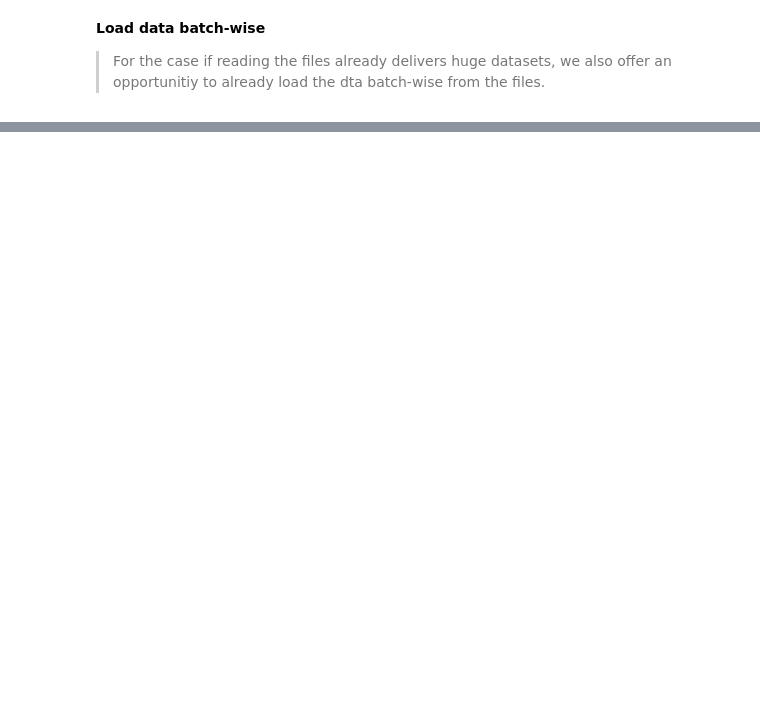
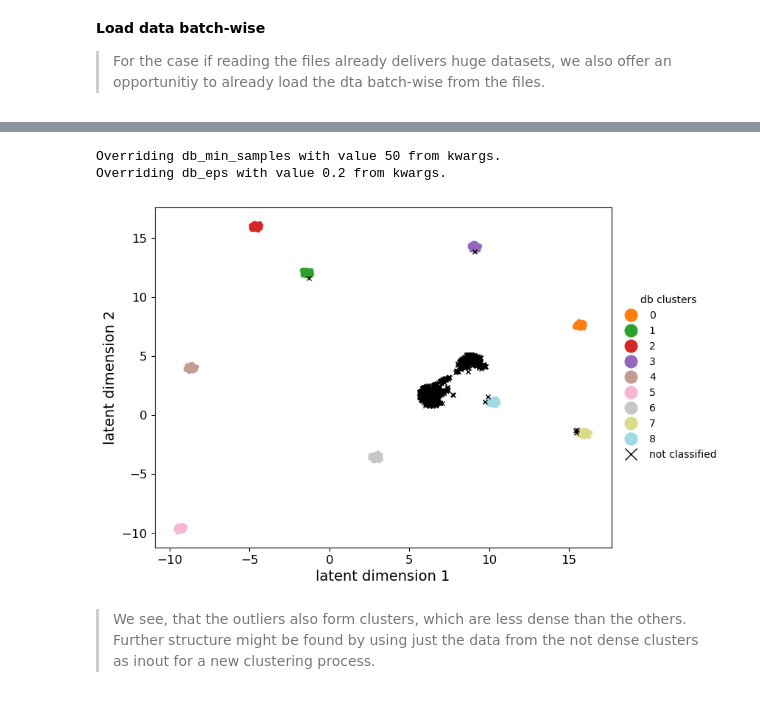
Before and after one commit to uhgtb/rm_classifier, a Jupyter notebook: tutorials/notebooks/large_data_umap_classifier.ipynb, the cells around one changed output, grey strips where cells are left out. Saved outputs shown, nothing was run; the diff lists cells and outputs as text; code cells hidden in the pictures; blank space fills up the shorter version.

```diff
--- a/tutorials/notebooks/large_data_umap_classifier.ipynb
+++ b/tutorials/notebooks/large_data_umap_classifier.ipynb
@@ -124,0 +162,11 @@ np.unique(selected_properties, return_counts=True)
+# %%
+# Using DBSCAN for clustering
+# Then plot the embeddings with the identified DBSCAN clusters
+db_clusters=u_clas.db_classify(embeddings, db_min_samples=50, db_eps=0.2)
+fig, ax = u_clas.plot_embedding(embeddings, labels=db_clusters, label_type='categorical', label_name="db clusters", alpha=1)
+# %% [output]
+Overriding db_min_samples with value 50 from kwargs.
+Overriding db_eps with value 0.2 from kwargs.
+[figure, added]
+# %% [markdown]
+> We see, that the outliers also form clusters, which are less dense than the others. Further structure might be found by using just the data from the not dense clusters as inout for a new clustering process.
```
Also changed, not shown: parts of 11 cells of this notebook, 21 other files.
